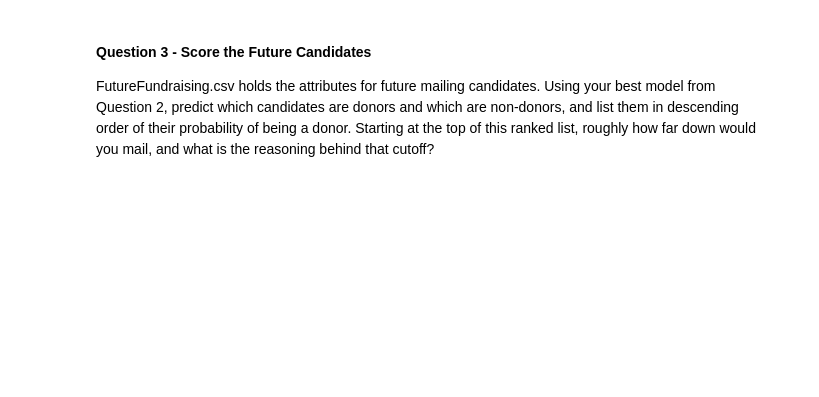
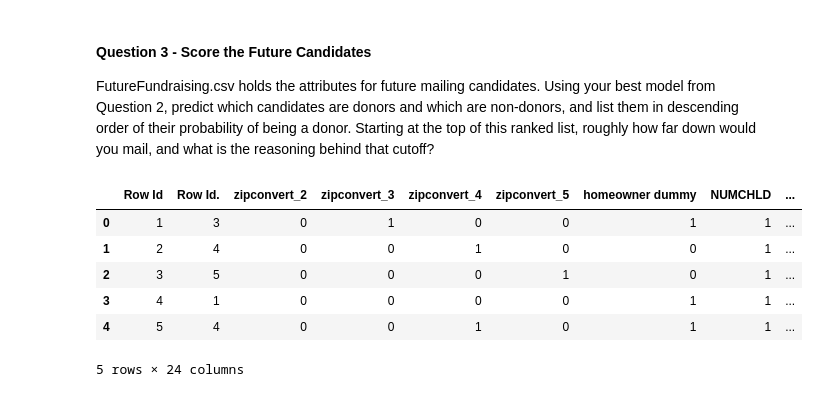
Before and after one commit to sascott9655/ADS-505-, a Jupyter notebook: DirectMailFundraising.ipynb, the cells around one changed output. Saved outputs shown, nothing was run; the diff lists cells and outputs as text; code cells hidden in the pictures; blank space fills up the shorter version.

```diff
--- a/DirectMailFundraising.ipynb
+++ b/DirectMailFundraising.ipynb
@@ -288,3 +434,14 @@ FutureFundraising.csv holds the attributes for future mailing candidates. Using
 Question 2, predict which candidates are donors and which are non-donors, and list them in descending
 order of their probability of being a donor. Starting at the top of this ranked list, roughly how far down
 would you mail, and what is the reasoning behind that cutoff?
+# %%
+df2 = pd.read_csv('C:/Users/samsc/Desktop/ADS-505/FutureFundraising.csv')
+df2.head()
+# %% [output]
+|  | Row Id | Row Id. | zipconvert_2 | zipconvert_3 | zipconvert_4 | zipconvert_5 | homeowner dummy | NUMCHLD | ... |
+| 0 | 1 | 3 | 0 | 1 | 0 | 0 | 1 | 1 | ... |
+| 1 | 2 | 4 | 0 | 0 | 1 | 0 | 0 | 1 | ... |
+| 2 | 3 | 5 | 0 | 0 | 0 | 1 | 0 | 1 | ... |
+| 3 | 4 | 1 | 0 | 0 | 0 | 0 | 1 | 1 | ... |
+| 4 | 5 | 4 | 0 | 0 | 1 | 0 | 1 | 1 | ... |
+5 rows × 24 columns
```
Also changed, not shown: parts of 22 cells of this notebook.
